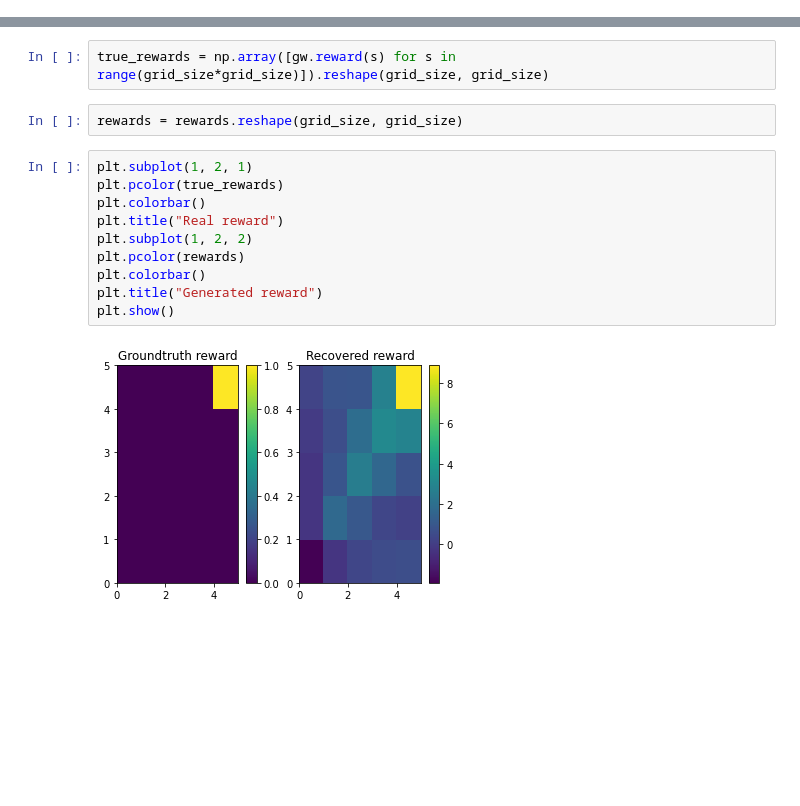
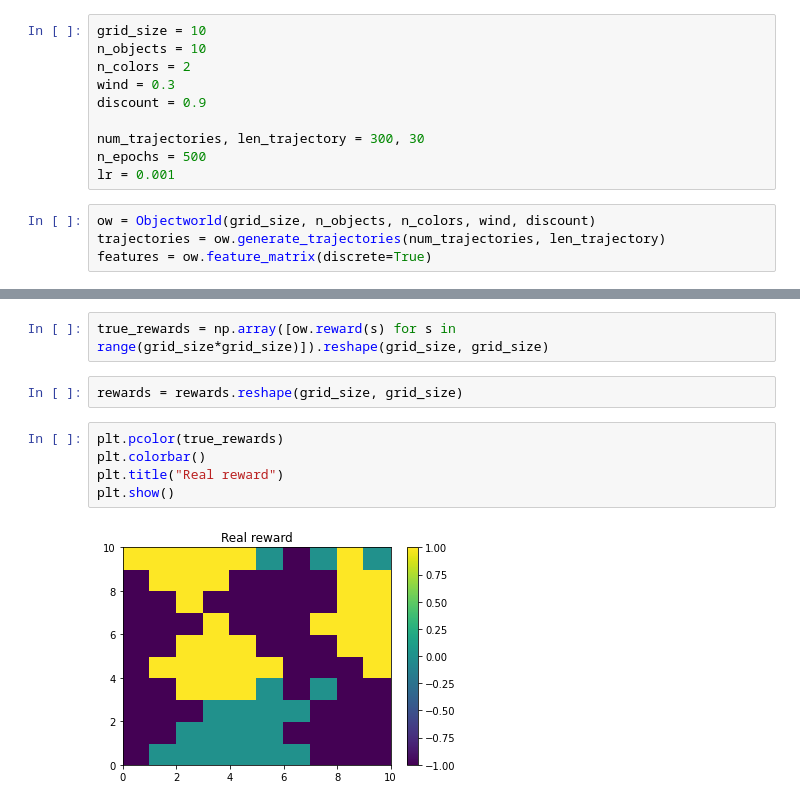
Before and after one commit to TroddenSpade/Maximum-Entropy-Deep-IRL, a Jupyter notebook: notebooks/MaxEntropy.ipynb, the cells around one changed output, grey strips where cells are left out. Drawn from its saved outputs; the diff is of its cells as text; blank space fills up the shorter version.

```diff
--- a/notebooks/MaxEntropy.ipynb
+++ b/notebooks/MaxEntropy.ipynb
@@ -202,3 +364,17 @@ discount = 0.01
 lr = 0.01
+# %%
+grid_size = 10
+n_objects = 10
+n_colors = 2
+wind = 0.3
+discount = 0.9
+
+num_trajectories, len_trajectory = 300, 30
+n_epochs = 500
+lr = 0.001
+# %%
+ow = Objectworld(grid_size, n_objects, n_colors, wind, discount)
+trajectories = ow.generate_trajectories(num_trajectories, len_trajectory)
+features = ow.feature_matrix(discrete=True)
 # %%
 gw = GridWorld(grid_size, random_rate)
@@ -210,16 +386,11 @@ rewards = me.train(n_epochs)
 # %%
-true_rewards = np.array([gw.reward(s) for s in range(grid_size*grid_size)]).reshape(grid_size, grid_size)
+true_rewards = np.array([ow.reward(s) for s in range(grid_size*grid_size)]).reshape(grid_size, grid_size)
 # %%
 rewards = rewards.reshape(grid_size, grid_size)
 # %%
-plt.subplot(1, 2, 1)
 plt.pcolor(true_rewards)
 plt.colorbar()
 plt.title("Real reward")
-plt.subplot(1, 2, 2)
-plt.pcolor(rewards)
-plt.colorbar()
-plt.title("Generated reward")
 plt.show()
 # %% [output]
-[figure, old version]
+[figure, new version]
```
Also changed, not shown: parts of 16 cells of this notebook.
